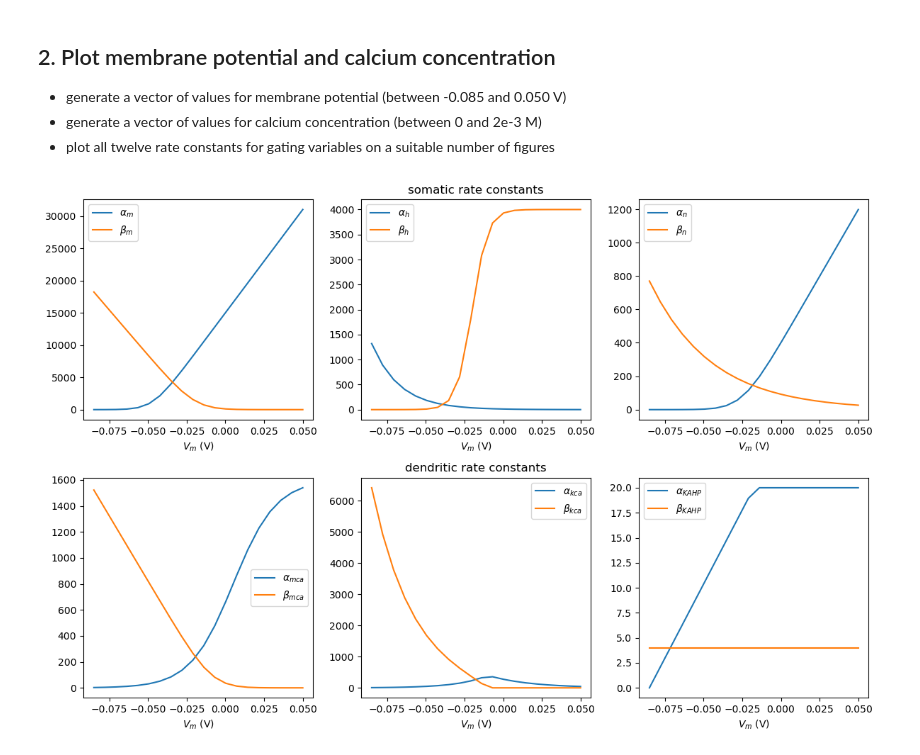
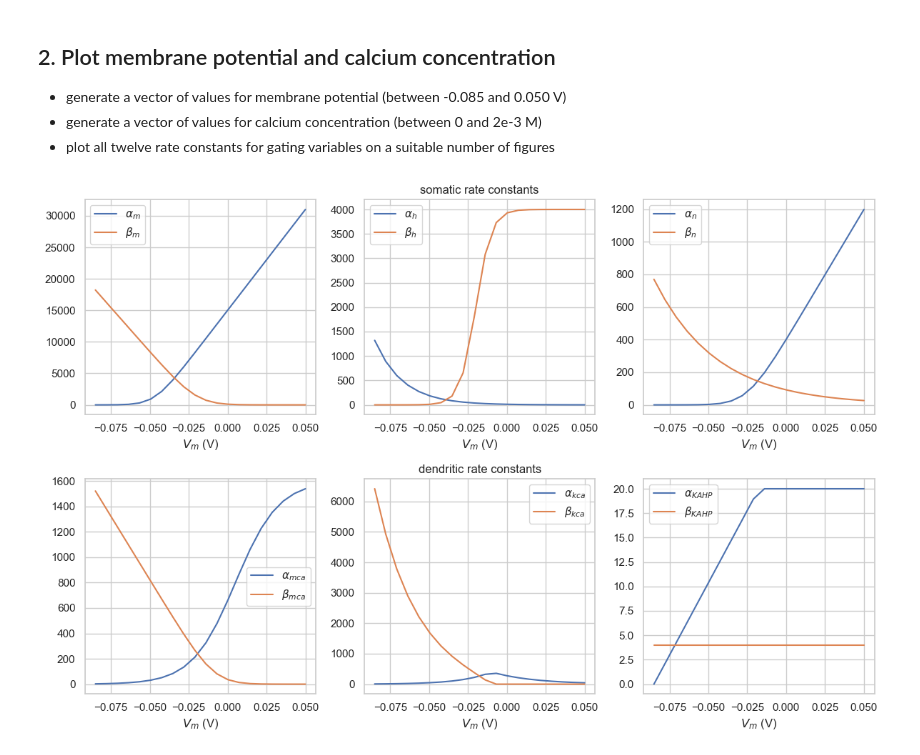
Before and after one commit to polsen99/intro_comp_neuro, a Jupyter notebook: tutorial 4.3 - two-compartment model of intrinsically bursting neuron.ipynb, the cells around one changed output. Saved outputs shown, nothing was run; the diff lists cells and outputs as text; code cells hidden in the pictures.

Commit message:
improved plots

```diff
--- a/tutorial 4.3 - two-compartment model of intrinsically bursting neuron.ipynb
+++ b/tutorial 4.3 - two-compartment model of intrinsically bursting neuron.ipynb
@@ -117,40 +117,39 @@ ca_values = np.linspace(0, 2e-3, 20)
 # %%
 alpha_mca, beta_mca, alpha_kca, beta_kca, alpha_kahp, beta_kahp = dend_gating(vm_values, ca_values)
 alpha_m, beta_m, alpha_h, beta_h, alpha_n, beta_n = soma_gating(vm_values)
-# %%
-fig, ax = plt.subplots(2, 3, figsize=(12, 8))
-ax[0][1].set_title('somatic rate constants')
-
-ax[0][0].plot(vm_values, alpha_m, label='$\\alpha_m$')
-ax[0][0].plot(vm_values, beta_m, label='$\\beta_m$')
-ax[0][0].set_xlabel('$V_m$ (V)')
-ax[0][0].set_ylabel('')
-
-ax[0][1].plot(vm_values, alpha_h, label='$\\alpha_h$')
-ax[0][1].plot(vm_values, beta_h, label='$\\beta_h$')
-ax[0][1].set_xlabel('$V_m$ (V)')
-
-ax[0][2].plot(vm_values, alpha_n, label='$\\alpha_n$')
-ax[0][2].plot(vm_values, beta_n, label='$\\beta_n$')
-ax[0][2].set_xlabel('$V_m$ (V)')
-
-ax[1][1].set_title('dendritic rate constants')
-
-ax[1][0].plot(vm_values, alpha_mca, label='$\\alpha_{mca}$')
-ax[1][0].plot(vm_values, beta_mca, label='$\\beta_{mca}$')
-ax[1][0].set_xlabel('$V_m$ (V)')
-
-ax[1][1].plot(vm_values, alpha_kca, label='$\\alpha_{kca}$')
-ax[1][1].plot(vm_values, beta_kca, label='$\\beta_{kca}$')
-ax[1][1].set_xlabel('$V_m$ (V)')
-
-ax[1][2].plot(vm_values, alpha_kahp, label='$\\alpha_{KAHP}$')
-ax[1][2].plot(vm_values, beta_kahp, label='$\\beta_{KAHP}$')
-ax[1][2].set_xlabel('$V_m$ (V)')
-plt.tight_layout()
-
-for row in ax:
-    for col in row:
-        col.legend()
-# %% [output]
-[figure, removed]
+# %%
+sns.set(style='whitegrid')
+fig, ax = plt.subplots(2, 3, figsize=(12, 8))
+
+soma_data = [(alpha_m, beta_m, '$\\alpha_m$', '$\\beta_m$'),
+             (alpha_h, beta_h, '$\\alpha_h$', '$\\beta_h$'),
+             (alpha_n, beta_n, '$\\alpha_n$', '$\\beta_n$')]
+
+soma_data = [(alpha_mca, beta_mca, '$\\alpha_{mca}$', '$\\beta_{mca}$'),
+             (alpha_kca, beta_kca, '$\\alpha_{kca}$', '$\\beta_{kca}$'),
+             (alpha_kahp, beta_kahp, '$\\alpha_{KAHP}$', '$\\beta_{KAHP}$')]
+
+# somatic
+for i, (alpha, beta, label_alpha, label_beta) in enumerate(data_soma):
+    ax[0, i].plot(vm_values, alpha, label=label_alpha)
+    ax[0, i].plot(vm_values, beta, label=label_beta)
+    ax[0, i].set_xlabel('$V_m$ (V)')
+
+# dendritic
+for i, (alpha, beta, label_alpha, label_beta) in enumerate(data_dend):
+    ax[1, i].plot(vm_values, alpha, label=label_alpha)
+    ax[1, i].plot(vm_values, beta, label=label_beta)
+    ax[1, i].set_xlabel('$V_m$ (V)')
+
+# titles
+ax[0, 1].set_title('somatic rate constants')
+ax[1, 1].set_title('dendritic rate constants')
+
+# legends
+for row in ax:
+    for col in row:
+        col.legend()
+
+plt.tight_layout()
+# %% [output]
+[figure, added]
```
